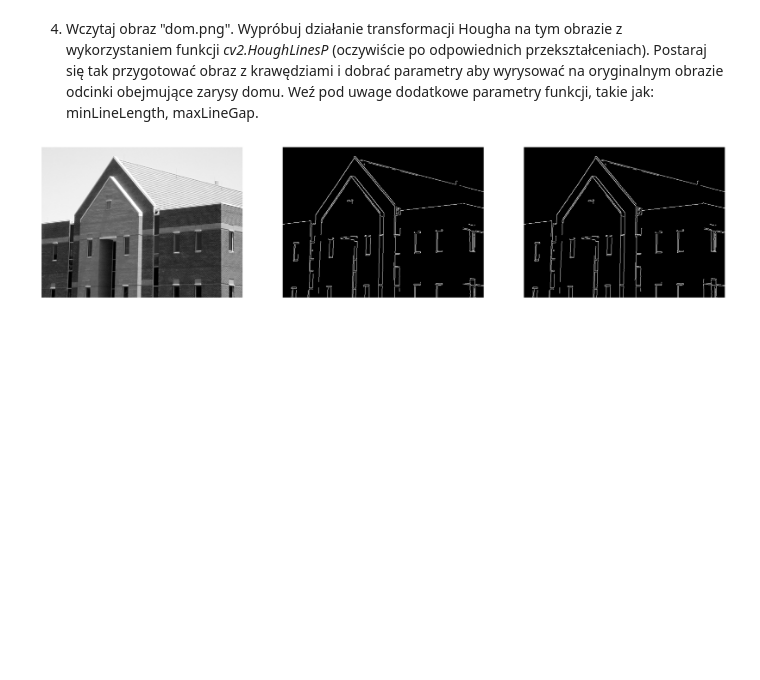
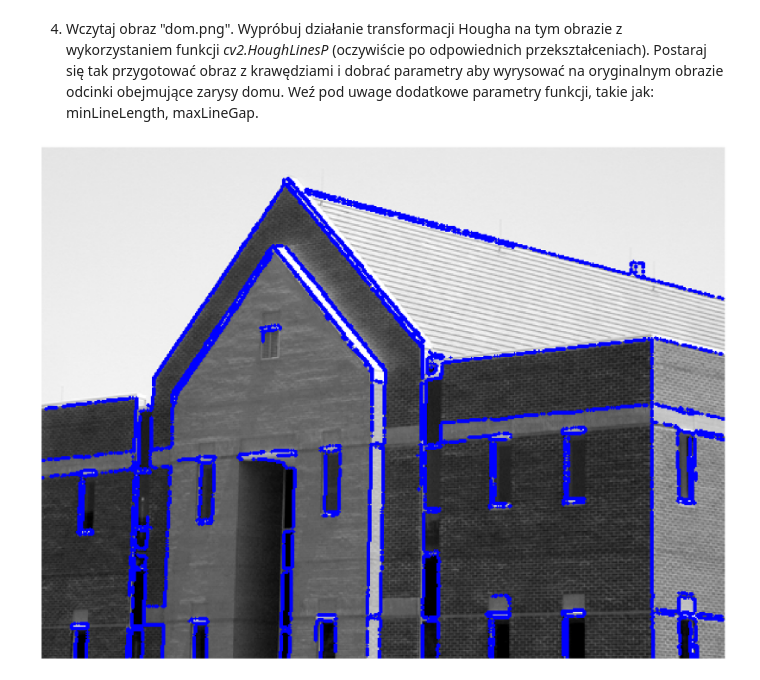
Before and after one commit to anetaap/Digital-Image-Processing, a Jupyter notebook: lab11/Hough.ipynb, the cells around one changed output. Drawn from its saved outputs; the diff is of its cells as text; code cells hidden in the pictures; blank space fills up the shorter version.

```diff
--- a/lab11/Hough.ipynb
+++ b/lab11/Hough.ipynb
@@ -179,9 +179,10 @@ ax.imshow(h_kwadraty, 'gray') # gdzie H jest przestrzenią Hougha
 7. Istnieje też możliwość przeprowadzenia transformacji Hougha z użyciem biblioteki OpenCV. W bibliotece znajdują się dwie wersje funkcji wyszukującej linie proste - 'klasyczna' - _HoughLines_ oraz probabilistyczna _HoughLinesP_. Zadna z nich nie zwraca przestrzeni Hougha. Wynikiem działania pierwszej jest lista parametrów prostych (krotki zawierające rho, theta). Druga zwraca krotki 4-ro elementowe ze współrzędnymi końców odcinków wykorzystanych do wylicznia parametrów (czyli znalezienia prostej).
 8. Wyznacz linie obecne na obrazie za pomocą funkcji _HoughLines_. Wykryte linie wyrysuj na obrazie początkowym (UWAGA: wczytanym bez konwersji na graylevel). Do wyświetlania linii wykorzystaj przykładowy kod:
 # %%
-hough_lines =  cv2.HoughLines(canny_kwadraty, 1, np.pi/180, 60)
+hough_lines =  cv2.HoughLines(canny_kwadraty, 1, np.pi/180, 50)
 
-for rho, theta in hough_lines[0]:
+for line in hough_lines:
+    rho, theta = line[0]
     a = np.cos(theta)
     b = np.sin(theta)
     x0 = a*rho
@@ -195,9 +196,11 @@ for rho, theta in hough_lines[0]:
 9. Wyznacz odcinki obecne na obrazie za pomocą funkcji _HoughLinesP_. Wykryte odcinki wyrysuj na obrazie początkowym (UWAGA: wczytanym bez konwersji na graylevel).
 # %%
 kwadraty2 = cv2.imread("kwadraty.png")
-hough_lines_p =  cv2.HoughLinesP(canny_kwadraty, 1, np.pi/180, 60)
+hough_lines_p =  cv2.HoughLinesP(canny_kwadraty, 1, np.pi/180, 18, 20, 20)
+N = hough_lines_p.shape[0]
 
-for x1,y1,x2,y2 in hough_lines_p[0]:
-    cv2.line(kwadraty2, (x1, y1), (x2, y2),(0, 0, 255), 2)
+for i in range(0, N):
+    for x1,y1,x2,y2 in hough_lines_p[i]:
+        cv2.line(kwadraty2, (x1, y1), (x2, y2),(0, 0, 255), 2)
 plot([kwadraty, kwadraty2])
 # %% [output]
@@ -237,29 +237,17 @@ plot([lab112, canny_lab112, canny_lab112_2])
 # %% [markdown]
 4. Wczytaj obraz "dom.png". Wypróbuj działanie transformacji Hougha na tym obrazie z wykorzystaniem funkcji _cv2.HoughLinesP_  (oczywiście po odpowiednich przekształceniach). Postaraj się tak przygotować obraz z krawędziami i dobrać parametry aby wyrysować na oryginalnym obrazie odcinki obejmujące zarysy domu. Weź pod uwage dodatkowe parametry funkcji, takie jak:   minLineLength, maxLineGap.
 # %%
-house = cv2.imread('dom.png', cv2.IMREAD_GRAYSCALE)
-blur = cv2.GaussianBlur(house, (3, 3), 0, 0, cv2.BORDER_DEFAULT)
-canny_house =cv2.Canny(blur, 120, 170, None, 3, 1)
+house = cv2.imread('dom.png')
+blur = cv2.GaussianBlur(house, (5, 5), 0)
+canny_house = cv2.Canny(blur, 50, 150, None, 3, 1)
 
-hough_lines_house =  cv2.HoughLines(canny_house,1,np.pi/180,60)
+hough_lines_p_house =  cv2.HoughLinesP(canny_house, 1, np.pi/180, 5)
+N = hough_lines_p_house.shape[0]
 
-for rho, theta in hough_lines_house[0]:
-    a = np.cos(theta)
-    b = np.sin(theta)
-    x0 = a*rho
-    y0 = b*rho
-    x1 = int(x0 + 1000*(-b))
-    y1 = int(y0 + 1000*(a))
-    x2 = int(x0 - 1000*(-b))
-    y2 = int(y0 - 1000*(a))
-    cv2.line(canny_house,(x1, y1),(x2, y2),(0, 255, 0), 2)
+for i in range(N):
+    for x1,y1,x2,y2 in hough_lines_p_house[i]:
+        cv2.line(house,(x1, y1),(x2, y2),(0, 0, 255), 2)
 
-canny_house_2 =cv2.Canny(blur, 120, 170, None, 3, 1)
-hough_lines_p_house =  cv2.HoughLinesP(canny_house_2, 1, np.pi/180, 60, 100, 100)
-
-for x1,y1,x2,y2 in hough_lines_p_house[0]:
-    cv2.line(canny_house_2,(x1, y1),(x2, y2),(0, 0, 255), 2)
-
-plot([house, canny_house, canny_house_2])
+plot([house])
 # %% [output]
-[figure, old version]
+[figure, new version]
```
Also changed, not shown: parts of 2 cells of this notebook.
